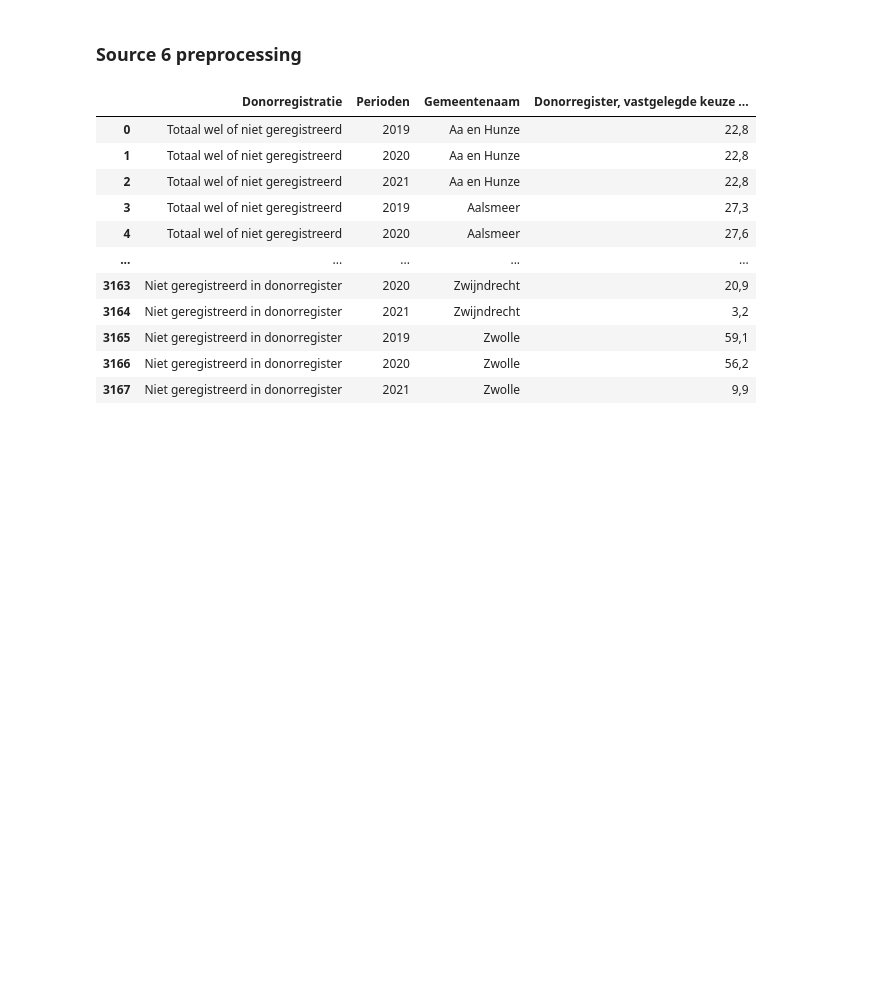
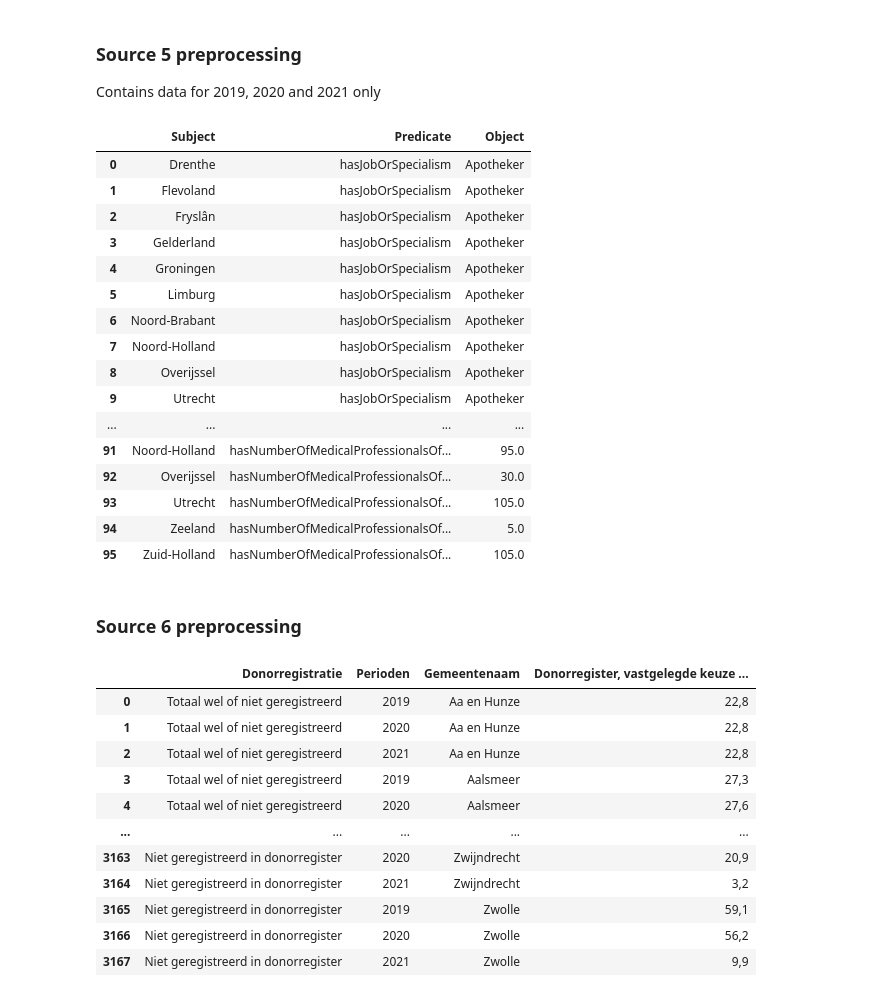
Before and after one commit to reikichan/2AMD20, a Jupyter notebook: preprocessing.ipynb, the cells around one changed output. Drawn from its saved outputs; the diff is of its cells as text; code cells hidden in the pictures; blank space fills up the shorter version.

Commit message:
source1245 change wide format to long+avg years

```diff
--- a/preprocessing.ipynb
+++ b/preprocessing.ipynb
@@ -545,3 +366,67 @@ source_5
+# %% [markdown]
+### Source 5 preprocessing
+Contains data for 2019, 2020 and 2021 only
+# %%
+source_number = 5
+source_folder_path = f"data/Source_{source_number}"
+
+# Pandas sanity check, open the just created file
+source_5 = pd.read_csv(f"{source_folder_path}/Source_{source_number}_full_converted_raw.csv", on_bad_lines='skip')
+
+# remove "" from column names and string values
+source_5.columns = source_5.columns.str[1:]
+source_5.columns = source_5.columns.str[:-1]
+
+# remove "" and " (PV)" from column values
+source_5["Regio's"] = source_5["Regio's"].str[1:]
+source_5["Regio's"] = source_5["Regio's"].str[:-6]
+source_5["Beroepen en specialismen"] = source_5["Beroepen en specialismen"].str[1:]
+source_5["Beroepen en specialismen"] = source_5["Beroepen en specialismen"].str[:-1]
+source_5["Perioden"] = source_5["Perioden"].str[1:]
+source_5["Perioden"] = source_5["Perioden"].str[:-1]
+
+# remove * char from 2020
+source_5["Perioden"] = source_5["Perioden"].str.replace("*","")
+
+# drop age, social columns
+source_5.drop("Leeftijd",inplace=True,axis=1)
+source_5.drop("Sociaaleconomische categorie",inplace=True,axis=1)
+
+# inspect rows where province is null
+source_5[source_5["Regio's"].isnull()]
+
+# drop rows where province is nan
+source_5 = source_5[source_5["Regio's"].notnull()]
+
+# AVERAGE the years
+source_5 = source_5.groupby(["Beroepen en specialismen", "Regio's"]).mean().reset_index()
+
+# KE table - Subject Predicate Object tuples
+# Renaming the columns, first col is considered to be of type subject and the others of type predicate
+source_5_wide_format = source_5.rename(columns={"Regio's":"Subject", "Beroepen en specialismen":"hasJobOrSpecialism", \
+    "Medisch geschoolden (aantal)":"hasNumberOfMedicalProfessionalsOf(avg)"})
+
+# Change wide format to long format in order to get the KE table
+long_format_source_5 = source_5_wide_format.melt(id_vars=["Subject"], var_name="Predicate", value_name="Object")
+long_format_source_5
+# %% [output]
+|  | Subject | Predicate | Object |
+| 0 | Drenthe | hasJobOrSpecialism | Apotheker |
+| 1 | Flevoland | hasJobOrSpecialism | Apotheker |
+| 2 | Fryslân | hasJobOrSpecialism | Apotheker |
+| 3 | Gelderland | hasJobOrSpecialism | Apotheker |
+| 4 | Groningen | hasJobOrSpecialism | Apotheker |
+| 5 | Limburg | hasJobOrSpecialism | Apotheker |
+| 6 | Noord-Brabant | hasJobOrSpecialism | Apotheker |
+| 7 | Noord-Holland | hasJobOrSpecialism | Apotheker |
+| 8 | Overijssel | hasJobOrSpecialism | Apotheker |
+| 9 | Utrecht | hasJobOrSpecialism | Apotheker |
+| ... | ... | ... | ... |
+| 91 | Noord-Holland | hasNumberOfMedicalProfessionalsOf... | 95.0 |
+| 92 | Overijssel | hasNumberOfMedicalProfessionalsOf... | 30.0 |
+| 93 | Utrecht | hasNumberOfMedicalProfessionalsOf... | 105.0 |
+| 94 | Zeeland | hasNumberOfMedicalProfessionalsOf... | 5.0 |
+| 95 | Zuid-Holland | hasNumberOfMedicalProfessionalsOf... | 105.0 |
 # %% [markdown]
 ### Source 6 preprocessing
 # %%
```
Also changed, not shown: parts of 42 cells of this notebook, 3 other files.
